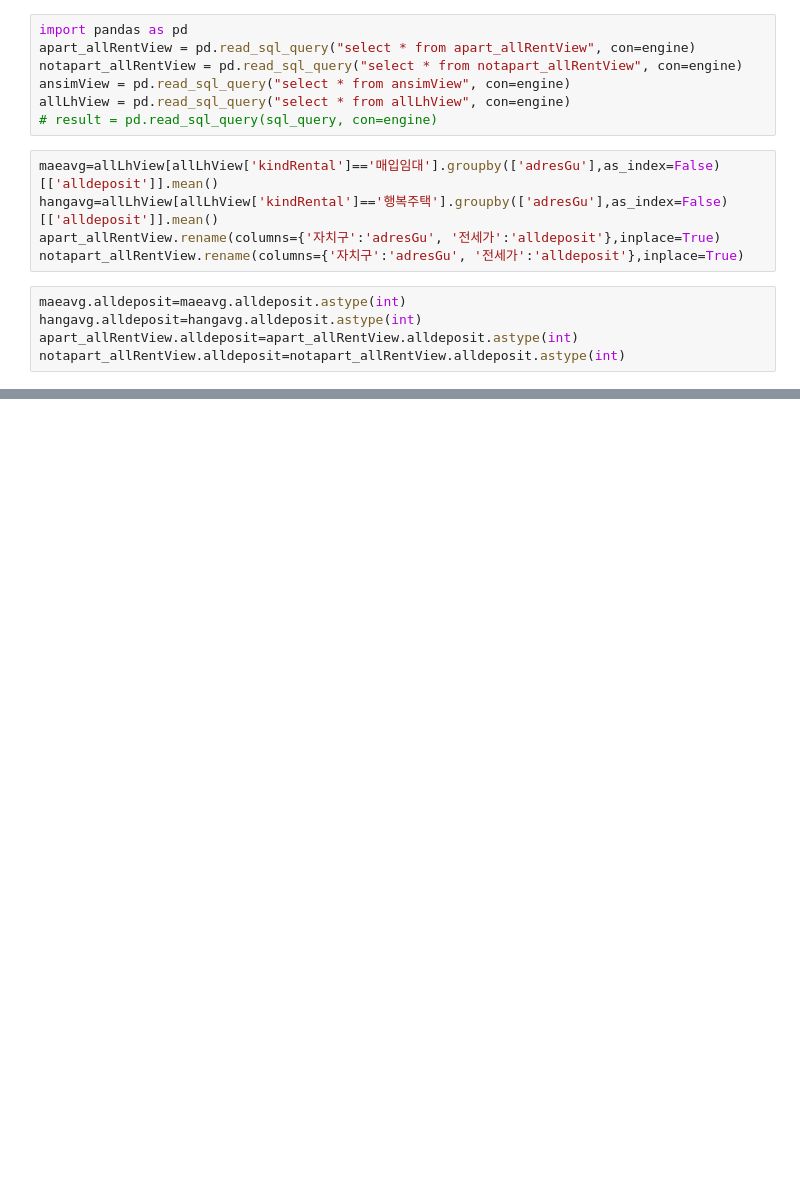
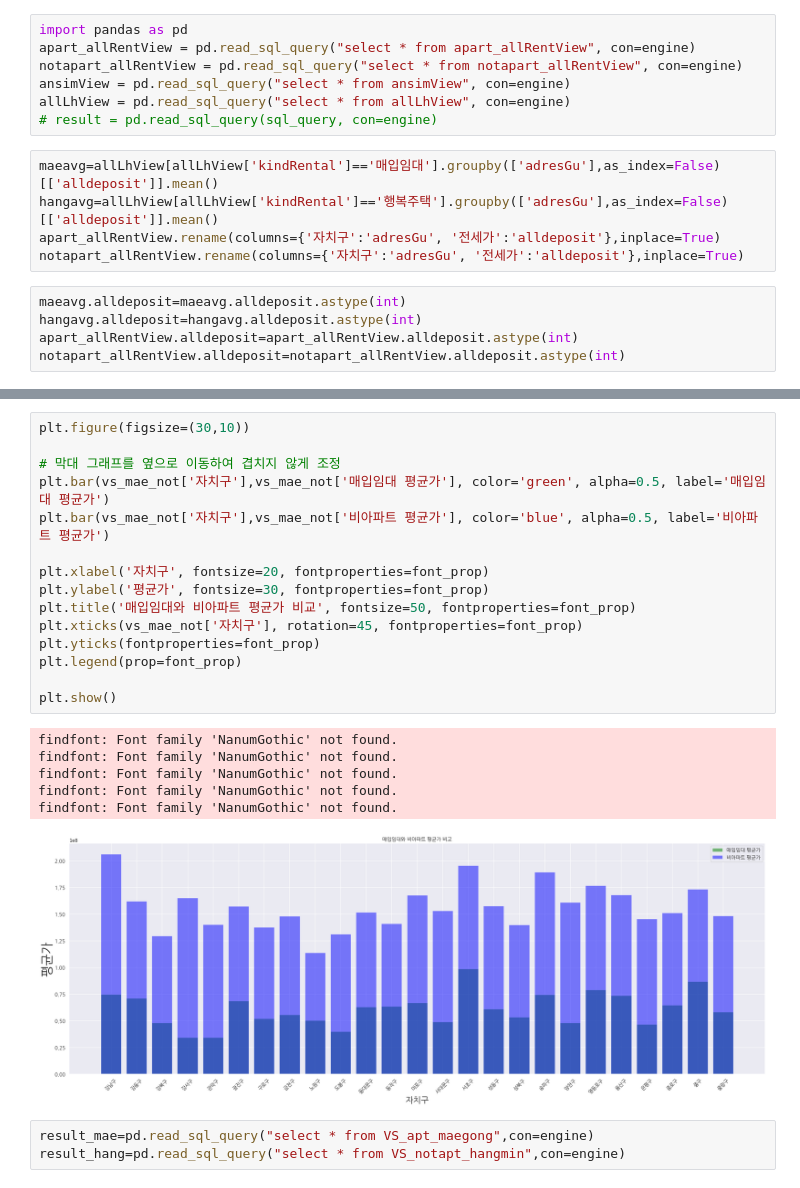
Before and after one commit to Abel3005/realestate, a Jupyter notebook: Untitled.ipynb, the cells around one changed output, grey strips where cells are left out. Saved outputs shown, nothing was run; the diff lists cells and outputs as text; blank space fills up the shorter version.

```diff
--- a/Untitled.ipynb
+++ b/Untitled.ipynb
@@ -176,0 +87,25 @@ vs_mae_not
+# %%
+plt.figure(figsize=(30,10))
+
+# 막대 그래프를 옆으로 이동하여 겹치지 않게 조정
+plt.bar(vs_mae_not['자치구'],vs_mae_not['매입임대 평균가'], color='green', alpha=0.5, label='매입임대 평균가')
+plt.bar(vs_mae_not['자치구'],vs_mae_not['비아파트 평균가'], color='blue', alpha=0.5, label='비아파트 평균가')
+
+plt.xlabel('자치구', fontsize=20, fontproperties=font_prop)
+plt.ylabel('평균가', fontsize=30, fontproperties=font_prop)
+plt.title('매입임대와 비아파트 평균가 비교', fontsize=50, fontproperties=font_prop)
+plt.xticks(vs_mae_not['자치구'], rotation=45, fontproperties=font_prop)
+plt.yticks(fontproperties=font_prop)
+plt.legend(prop=font_prop)
+
+plt.show()
+# %% [output]
+findfont: Font family 'NanumGothic' not found.
+findfont: Font family 'NanumGothic' not found.
+findfont: Font family 'NanumGothic' not found.
+findfont: Font family 'NanumGothic' not found.
+findfont: Font family 'NanumGothic' not found.
+[figure, added]
+# %%
+result_mae=pd.read_sql_query("select * from VS_apt_maegong",con=engine)
+result_hang=pd.read_sql_query("select * from VS_notapt_hangmin",con=engine)
```
Also changed, not shown: parts of 12 cells of this notebook.
